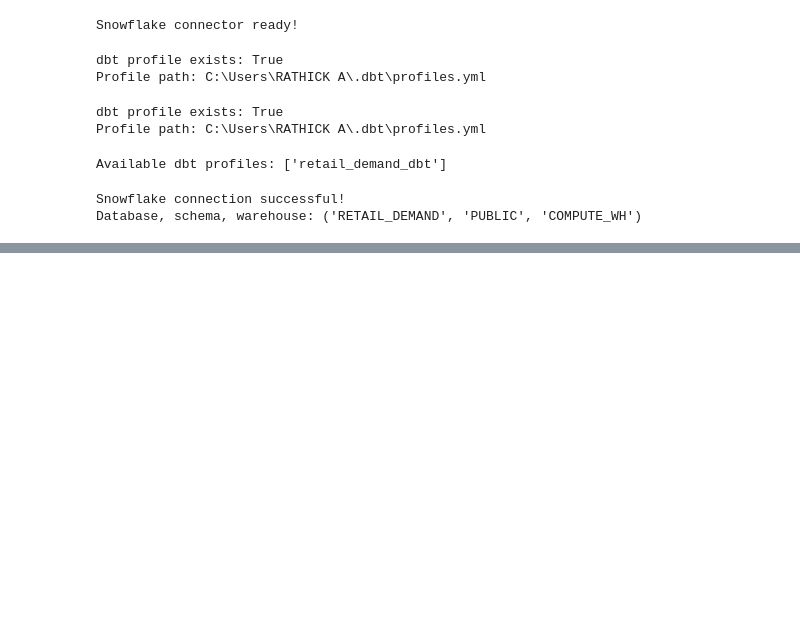
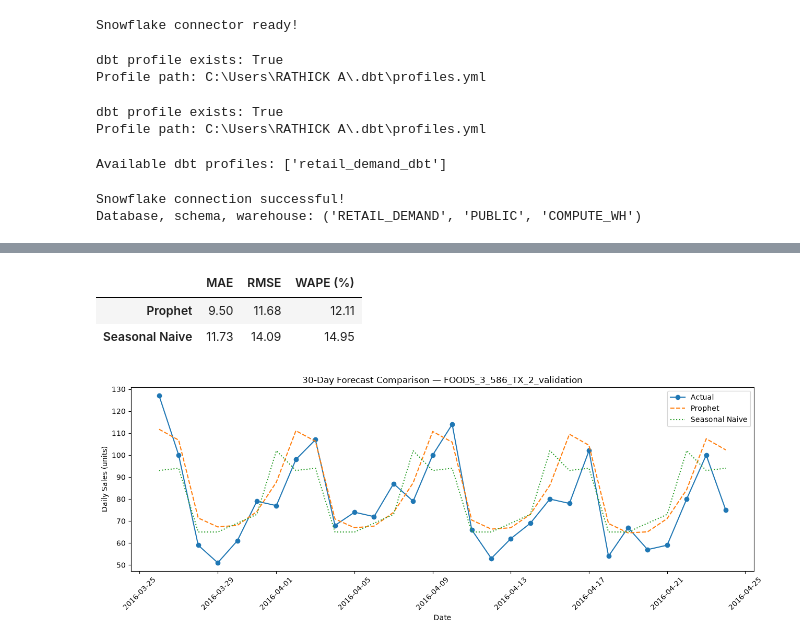
Before and after one commit to beaulahsonti/Retail-Demand-Forecasting-Inventory-Optimization, a Jupyter notebook: forecasting/notebooks/01_prophet_forecasting.ipynb, the cells around one changed output, grey strips where cells are left out. Cells and saved outputs as stored; diff of their text form; code cells hidden in the pictures; blank space fills up the shorter version.

Commit message:
Add Prophet baseline forecasting and holiday effects analysis

```diff
--- a/forecasting/notebooks/01_prophet_forecasting.ipynb
+++ b/forecasting/notebooks/01_prophet_forecasting.ipynb
@@ -93,0 +206,49 @@ Database, schema, warehouse: ('RETAIL_DEMAND', 'PUBLIC', 'COMPUTE_WH')
+# %%
+
+from sklearn.metrics import mean_absolute_error, mean_squared_error
+import numpy as np
+import pandas as pd
+import matplotlib.pyplot as plt
+
+# Seasonal-naive forecast: repeat the final 7 training days
+last_week = train["y"].tail(7).to_numpy()
+naive_forecast = np.tile(
+    last_week, int(np.ceil(len(test) / 7))
+)[:len(test)]
+
+actual = test["y"].to_numpy()
+prophet_pred = results["yhat"].to_numpy()
+
+def calculate_metrics(actual, predicted):
+    return {
+        "MAE": mean_absolute_error(actual, predicted),
+        "RMSE": np.sqrt(mean_squared_error(actual, predicted)),
+        "WAPE (%)": (
+            np.abs(actual - predicted).sum() / actual.sum()
+        ) * 100
+    }
+
+comparison = pd.DataFrame({
+    "Prophet": calculate_metrics(actual, prophet_pred),
+    "Seasonal Naive": calculate_metrics(actual, naive_forecast)
+}).T
+
+display(comparison.round(2))
+
+# Visual comparison
+plt.figure(figsize=(13, 5))
+plt.plot(test["ds"], actual, label="Actual", marker="o")
+plt.plot(test["ds"], prophet_pred, label="Prophet", linestyle="--")
+plt.plot(test["ds"], naive_forecast, label="Seasonal Naive", linestyle=":")
+plt.title(f"30-Day Forecast Comparison — {sales_id}")
+plt.xlabel("Date")
+plt.ylabel("Daily Sales (units)")
+plt.legend()
+plt.xticks(rotation=45)
+plt.tight_layout()
+plt.show()
+# %% [output]
+|  | MAE | RMSE | WAPE (%) |
+| Prophet | 9.50 | 11.68 | 12.11 |
+| Seasonal Naive | 11.73 | 14.09 | 14.95 |
+[figure, added]
```
Also changed, not shown: parts of 6 cells of this notebook.
